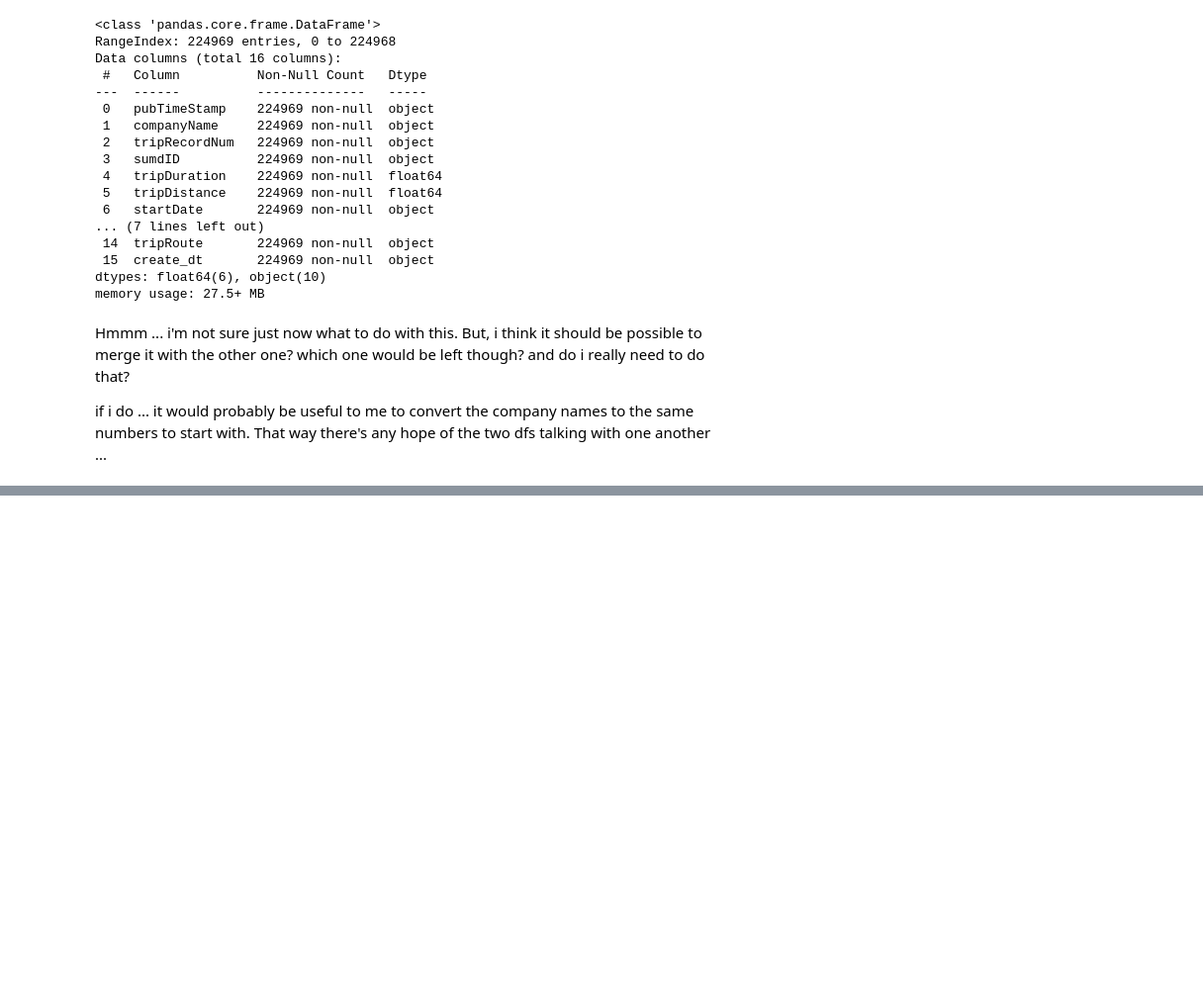
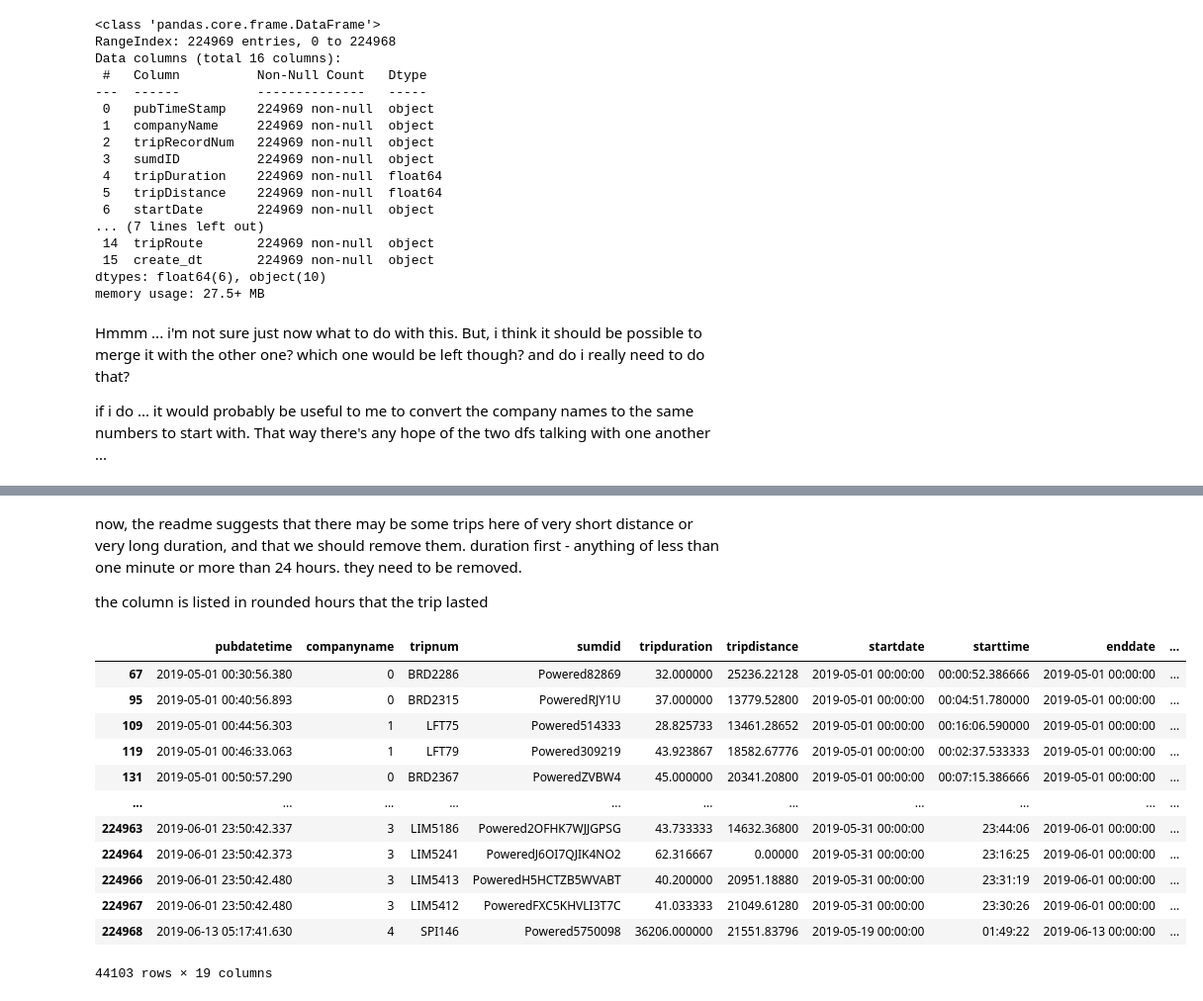
Before and after one commit to Rhunsilval/nashville_scooters_python, a Jupyter notebook: notebooks/2_exploration_may.ipynb, the cells around one changed output, grey strips where cells are left out. Shown at 99% size. Cells and saved outputs as stored; diff of their text form; code cells hidden in the pictures; blank space fills up the shorter version.

```diff
--- a/notebooks/2_exploration_may.ipynb
+++ b/notebooks/2_exploration_may.ipynb
@@ -405,0 +408,4 @@ if i do ... it would probably be useful to me to convert the company names to th
+# %%
+company_dict = {'Bird':0, 'Lyft': 1, 'Gotcha': 2, 'Lime': 3, 'SPIN': 4, 'JUMP': 5, 'Bolt Mobility': 6}
+# %%
+maytrip.companyName = maytrip.companyName.replace(company_dict)
@@ -405,0 +437,2 @@ if i do ... it would probably be useful to me to convert the company names to th
+# %%
+maytrip = maytrip.rename(columns={'pubTimeStamp':'pubdatetime', 'companyName':'companyname', 'tripRecordNum':'tripnum', 'sumdID':'sumdid','tripDuration':'tripduration', 'tripDistance':'tripdistance', 'startDate':'startdate', 'startTime':'starttime', 'endDate':'enddate', 'endTime':'endtime', 'startLatitude':'startlat', 'startLongitude':'startlong', 'endLatitude':'endlat', 'endLongitude':'endlong', 'tripRoute':'triproute'})
@@ -405,0 +450,6 @@ if i do ... it would probably be useful to me to convert the company names to th
+# %%
+maytrip.pubdatetime = pd.to_datetime(maytrip.pubdatetime)
+maytrip['dates'] = pd.to_datetime(maytrip['pubdatetime']).dt.date
+maytrip['times'] = pd.to_datetime(maytrip['pubdatetime']).dt.time
+maytrip['hours'] = pd.to_datetime(maytrip['pubdatetime']).dt.hour
+maytrip.head()
@@ -405,0 +483,20 @@ if i do ... it would probably be useful to me to convert the company names to th
+# %% [markdown]
+now, the readme suggests that there may be some trips here of very short distance or very long duration, and that we should remove them.  duration first - anything of less than one minute or more than 24 hours.  they need to be removed.
+
+the column is listed in rounded hours that the trip lasted
+# %%
+maytrip[(maytrip['tripduration'] > 24.0)]
+# %% [output]
+|  | pubdatetime | companyname | tripnum | sumdid | tripduration | tripdistance | startdate | starttime | enddate | ... |
+| 67 | 2019-05-01 00:30:56.380 | 0 | BRD2286 | Powered82869 | 32.000000 | 25236.22128 | 2019-05-01 00:00:00 | 00:00:52.386666 | 2019-05-01 00:00:00 | ... |
+| 95 | 2019-05-01 00:40:56.893 | 0 | BRD2315 | PoweredRJY1U | 37.000000 | 13779.52800 | 2019-05-01 00:00:00 | 00:04:51.780000 | 2019-05-01 00:00:00 | ... |
+| 109 | 2019-05-01 00:44:56.303 | 1 | LFT75 | Powered514333 | 28.825733 | 13461.28652 | 2019-05-01 00:00:00 | 00:16:06.590000 | 2019-05-01 00:00:00 | ... |
+| 119 | 2019-05-01 00:46:33.063 | 1 | LFT79 | Powered309219 | 43.923867 | 18582.67776 | 2019-05-01 00:00:00 | 00:02:37.533333 | 2019-05-01 00:00:00 | ... |
+| 131 | 2019-05-01 00:50:57.290 | 0 | BRD2367 | PoweredZVBW4 | 45.000000 | 20341.20800 | 2019-05-01 00:00:00 | 00:07:15.386666 | 2019-05-01 00:00:00 | ... |
+| ... | ... | ... | ... | ... | ... | ... | ... | ... | ... | ... |
+| 224963 | 2019-06-01 23:50:42.337 | 3 | LIM5186 | Powered2OFHK7WJJGPSG | 43.733333 | 14632.36800 | 2019-05-31 00:00:00 | 23:44:06 | 2019-06-01 00:00:00 | ... |
+| 224964 | 2019-06-01 23:50:42.373 | 3 | LIM5241 | PoweredJ6OI7QJIK4NO2 | 62.316667 | 0.00000 | 2019-05-31 00:00:00 | 23:16:25 | 2019-06-01 00:00:00 | ... |
+| 224966 | 2019-06-01 23:50:42.480 | 3 | LIM5413 | PoweredH5HCTZB5WVABT | 40.200000 | 20951.18880 | 2019-05-31 00:00:00 | 23:31:19 | 2019-06-01 00:00:00 | ... |
+| 224967 | 2019-06-01 23:50:42.480 | 3 | LIM5412 | PoweredFXC5KHVLI3T7C | 41.033333 | 21049.61280 | 2019-05-31 00:00:00 | 23:30:26 | 2019-06-01 00:00:00 | ... |
+| 224968 | 2019-06-13 05:17:41.630 | 4 | SPI146 | Powered5750098 | 36206.000000 | 21551.83796 | 2019-05-19 00:00:00 | 01:49:22 | 2019-06-13 00:00:00 | ... |
+44103 rows × 19 columns
```
Also changed, not shown: parts of 18 cells of this notebook, 2 other files.
